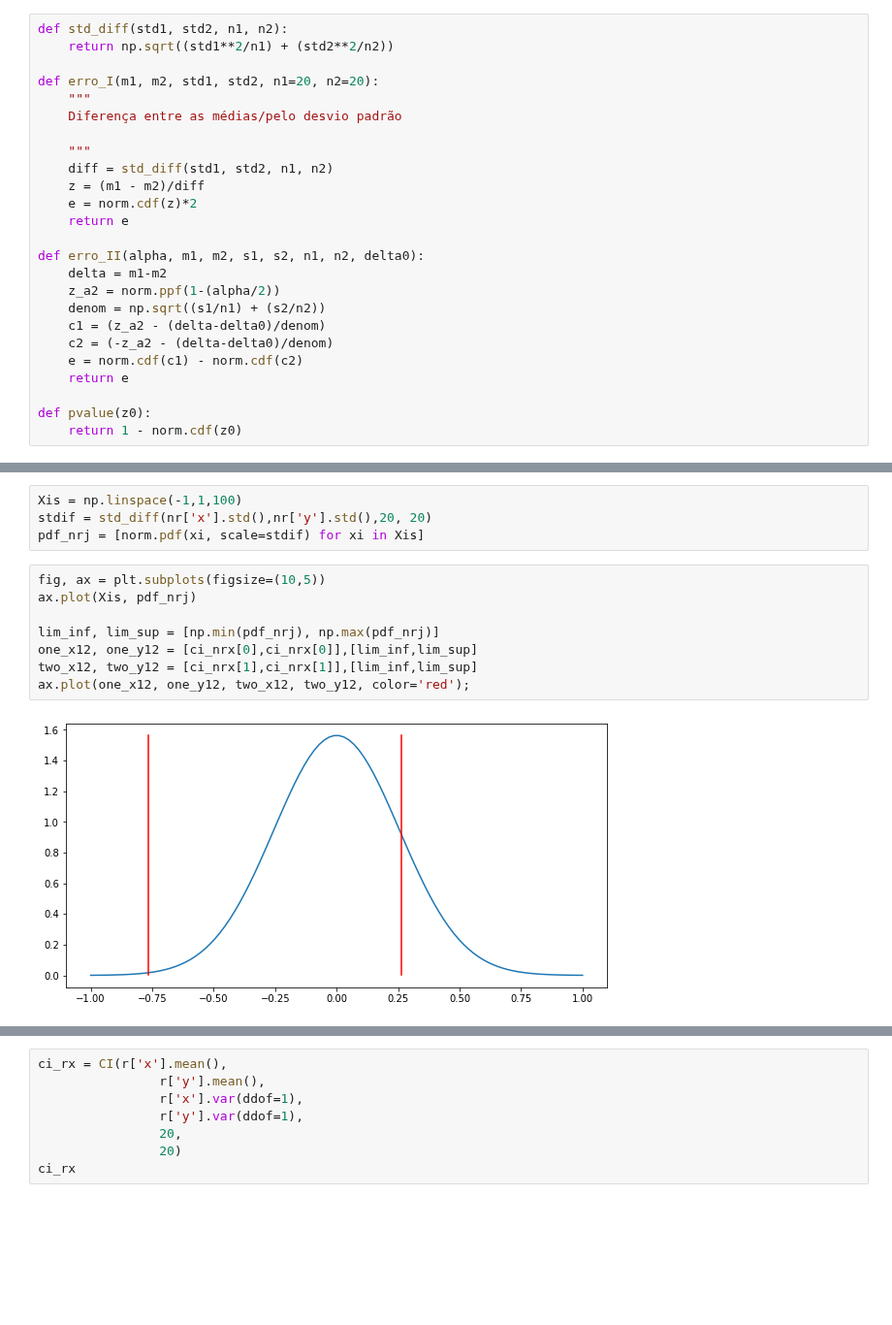
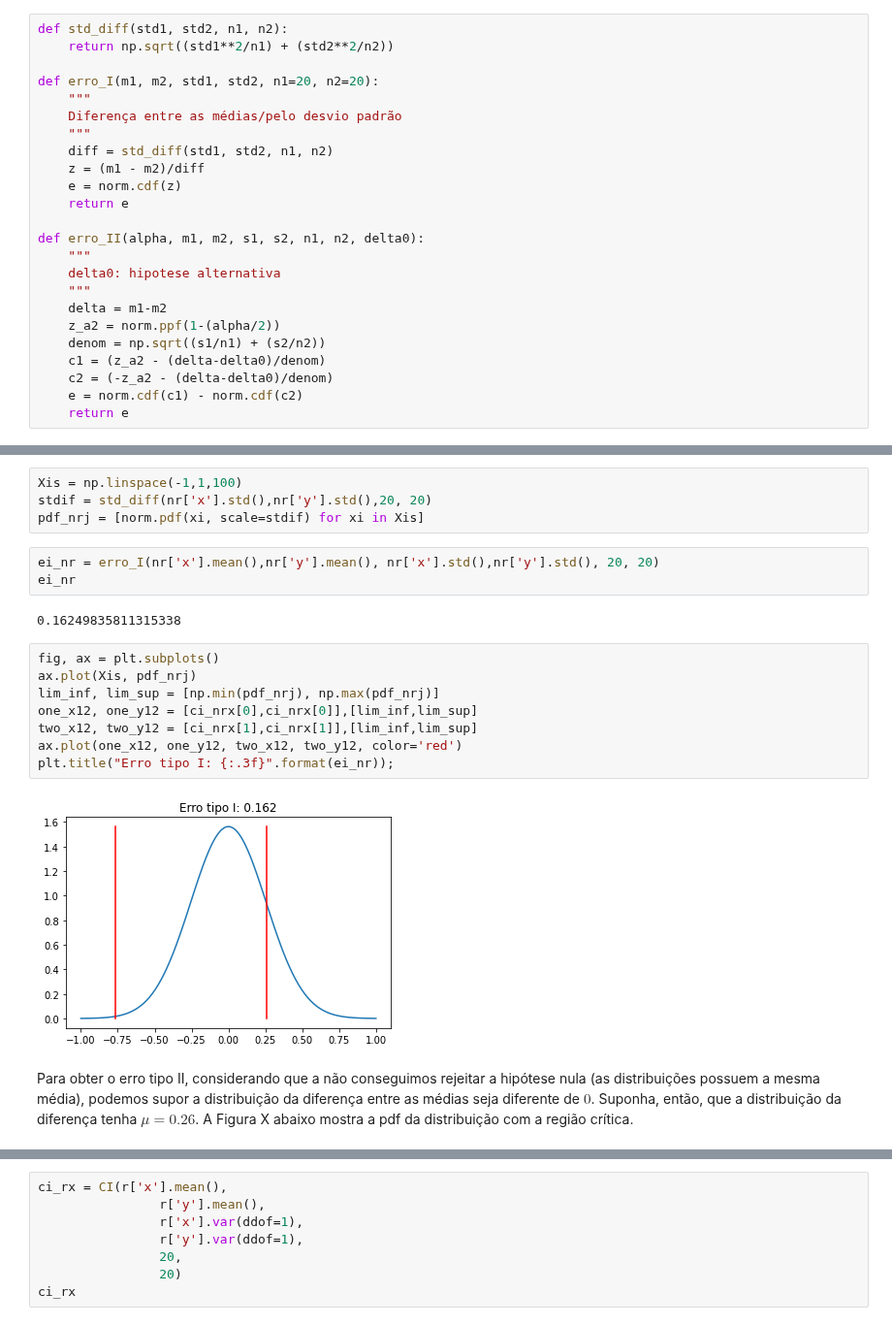
Before and after one commit to ifribeiro/TEI-EstApl, a Jupyter notebook: EPC8.ipynb, the cells around one changed output, grey strips where cells are left out. Shown at 97% size. Drawn from its saved outputs; the diff is of its cells as text; blank space fills up the shorter version.

```diff
--- a/EPC8.ipynb
+++ b/EPC8.ipynb
@@ -86,14 +86,16 @@ def std_diff(std1, std2, n1, n2):
 def erro_I(m1, m2, std1, std2, n1=20, n2=20):
     """
     Diferença entre as médias/pelo desvio padrão
-
     """
     diff = std_diff(std1, std2, n1, n2)
     z = (m1 - m2)/diff
-    e = norm.cdf(z)*2
+    e = norm.cdf(z)
     return e
 
 def erro_II(alpha, m1, m2, s1, s2, n1, n2, delta0):
+    """
+    delta0: hipotese alternativa
+    """
     delta = m1-m2
     z_a2 = norm.ppf(1-(alpha/2))
     denom = np.sqrt((s1/n1) + (s2/n2))
@@ -101,9 +103,6 @@ def erro_II(alpha, m1, m2, s1, s2, n1, n2, delta0):
     c2 = (-z_a2 - (delta-delta0)/denom)
     e = norm.cdf(c1) - norm.cdf(c2)
     return e
-
-def pvalue(z0):
-    return 1 - norm.cdf(z0)
 # %%
 0.15/0.11
 # %% [output]
@@ -157,13 +141,20 @@ ci_nrx = CI(nr['x'].mean(),
 Xis = np.linspace(-1,1,100)
 stdif = std_diff(nr['x'].std(),nr['y'].std(),20, 20)
 pdf_nrj = [norm.pdf(xi, scale=stdif) for xi in Xis]
+# %%
+ei_nr = erro_I(nr['x'].mean(),nr['y'].mean(), nr['x'].std(),nr['y'].std(), 20, 20)
+ei_nr
+# %% [output]
+0.16249835811315338
 # %%
-fig, ax = plt.subplots(figsize=(10,5))
+fig, ax = plt.subplots()
 ax.plot(Xis, pdf_nrj)
-
 lim_inf, lim_sup = [np.min(pdf_nrj), np.max(pdf_nrj)]
 one_x12, one_y12 = [ci_nrx[0],ci_nrx[0]],[lim_inf,lim_sup]
 two_x12, two_y12 = [ci_nrx[1],ci_nrx[1]],[lim_inf,lim_sup]
-ax.plot(one_x12, one_y12, two_x12, two_y12, color='red');
+ax.plot(one_x12, one_y12, two_x12, two_y12, color='red')
+plt.title("Erro tipo I: {:.3f}".format(ei_nr));
 # %% [output]
-[figure, old version]
+[figure, new version]
+# %% [markdown]
+Para obter o erro tipo II, considerando que a não conseguimos rejeitar a hipótese nula (as distribuições possuem a mesma média), podemos supor a distribuição da diferença entre as médias seja diferente de $0$. Suponha, então, que a distribuição da diferença tenha $\mu=0.26$. A Figura X abaixo mostra a pdf da distribuição com a região crítica.
```
Also changed, not shown: parts of 51 cells of this notebook.
